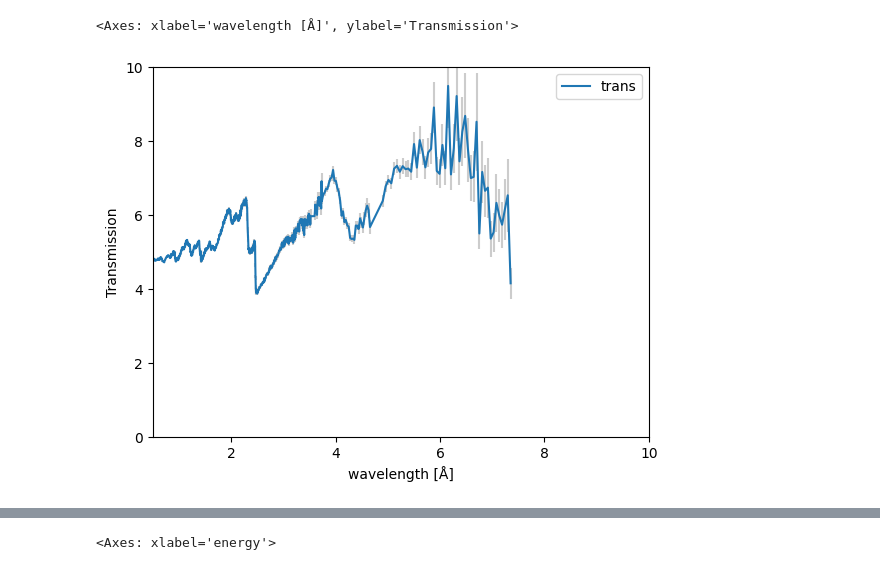
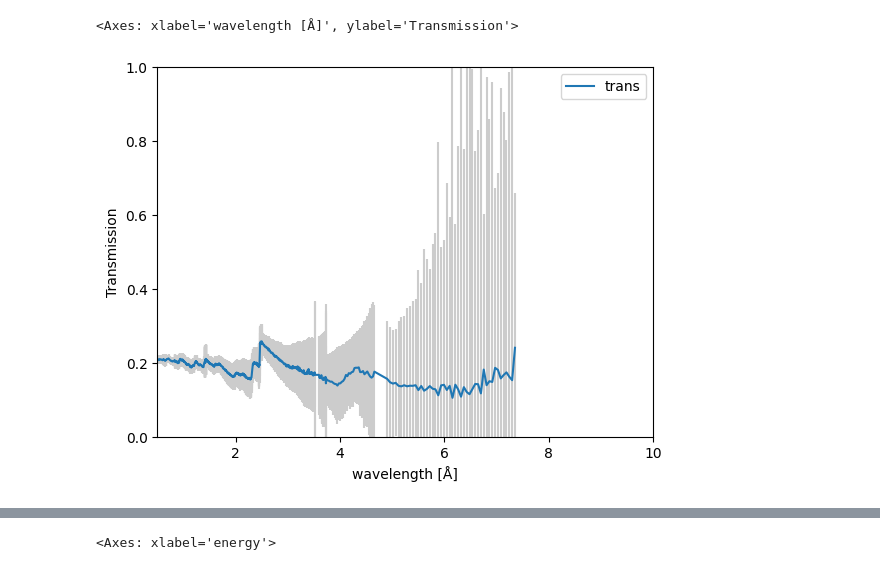
Before and after one commit to TsvikiHirsh/nbragg, a Jupyter notebook: notebooks/nbragg_tutorial.ipynb, the cells around one changed output, grey strips where cells are left out. Drawn from its saved outputs; the diff is of its cells as text; code cells hidden in the pictures.

```diff
--- a/notebooks/nbragg_tutorial.ipynb
+++ b/notebooks/nbragg_tutorial.ipynb
@@ -2,10 +2,11 @@
 import nbragg
 # %%
 data = nbragg.Data.from_transmission("Fe_13733003.exfor.txt")
+data.table["trans"] = 1./data.table["trans"]
 # %%
-data.plot(ylim=(0,10))
+data.plot()
 # %% [output]
 <Axes: xlabel='wavelength [Å]', ylabel='Transmission'>
-[figure, old version]
+[figure, new version]
 # %%
 gamma = nbragg.CrossSection.from_material(nbragg.materials["Fe_sg225_Iron-gamma.ncmat"])
```
Also changed, not shown: parts of 6 cells of this notebook.
